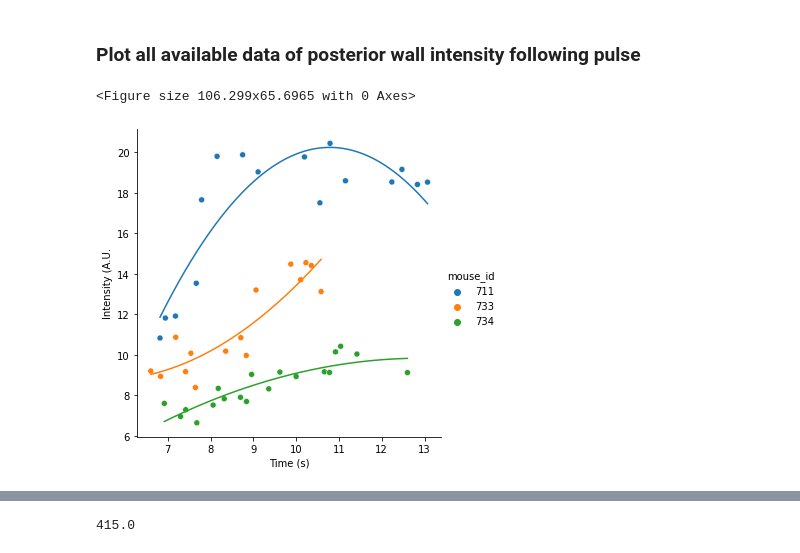
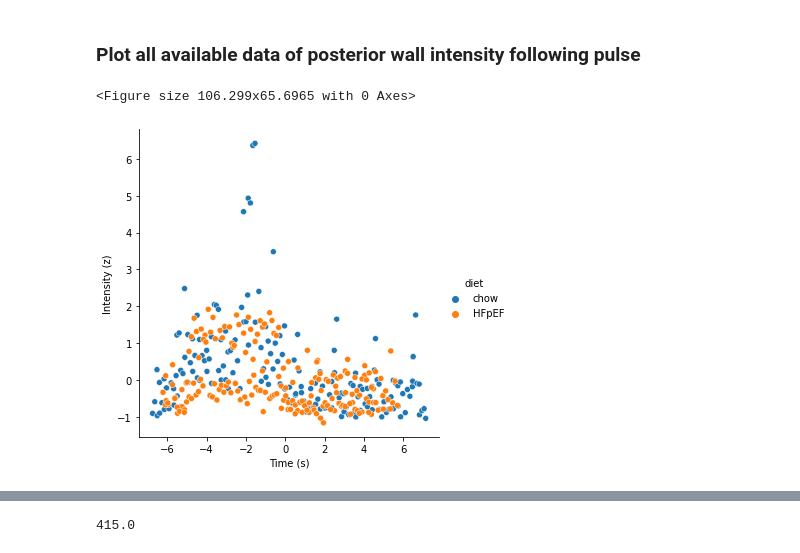
Before and after one commit to lolaBerkowitz/MCE, a Jupyter notebook: notebooks/main.ipynb, the cells around one changed output, grey strips where cells are left out. Drawn from its saved outputs; the diff is of its cells as text; code cells hidden in the pictures.

```diff
--- a/notebooks/main.ipynb
+++ b/notebooks/main.ipynb
@@ -394,7 +394,7 @@ df = pd.DataFrame()
 # process fiji data
 for file in files:
     basename = os.path.basename(file)
-    temp = main.process_fiji(file,metadata_path)
+    temp = main.run(file,save = False, metadata_path = r"Y:\laura_berkowitz\cardiac_grant\burst_data\meta_data.csv")
     df = df.append(temp,ignore_index=True)
 # %%
 df
@@ -500,57 +507,69 @@ plt.plot(x,y_pred)
 # %%
 from sklearn.preprocessing import PolynomialFeatures
 from sklearn.pipeline import make_pipeline
 from sklearn.linear_model import LinearRegression
 from MCE.utils import functions
 
 data_path = '//10.253.5.16/sn data server 3/laura_berkowitz/cardiac_grant/burst_data/contrast_image_intensity/'
 files = glob.glob(data_path+'*.csv')
 
-# def func(x,a,b,c):
-#     return (b-c) * (1 - np.exp(-a*x)) + c
-
 def func(x,a,b,c):
     return (b-c) * (1 - np.exp(-a*x)) + c
 
 polyreg=make_pipeline(PolynomialFeatures(2),LinearRegression())
 
-df = pd.DataFrame()
-for file in files:
-    temp_df = pd.read_csv(file)
-    df = df.append(temp_df,ignore_index=True)
+# df = pd.DataFrame()
+# for file in files:
+#     temp_df = pd.read_csv(file)
+#     df = df.append(temp_df,ignore_index=True)
 
-fig = plt.figure(figsize=functions.set_size('thesis', fraction=.25, subplots=(1, 1)))
-sns.relplot(data = df,
-            x = "time",
-            y = "roi_1",
-            hue = "mouse_id",
-            palette = "tab10")
 
-plt.xlabel('Time (s)')
-plt.ylabel('Intensity (A.U.')
+for label in df.kmeans_labels.unique():
 
-# plot fit
-for mouse in np.unique(df["mouse_id"]):
-    # X = df[df.mouse_id == mouse].time.values.reshape(-1, 1)
-    # y = df[df.mouse_id == mouse].roi_1.values
-    # X_seq = np.linspace(X.min(),X.max(),16).reshape(-1,1)
+    fig = plt.figure(figsize=functions.set_size('thesis', fraction=.25, subplots=(1, 1)))
+    sns.relplot(data = df[df['kmeans_labels'] == label],
+                x = "time_after_burst",
+                y = "norm_signal",
+                hue = 'diet',
+                palette = "tab10")
 
-    # polyreg.fit(X,y)
-    # plt.plot(X_seq,polyreg.predict(X_seq))
+    plt.xlabel('Time (s)')
+    plt.ylabel('Intensity (z)')
 
-    try:
-        x = np.linspace(np.min(df["time"][df.mouse_id == mouse]),np.max(df["time"][df.mouse_id == mouse]),300)
-        popt,pcov = curve_fit(func,df["time"][df.mouse_id == mouse],df["roi_1"][df.mouse_id == mouse])
-        y_pred = func(x,*popt)
-        plt.plot(x,y_pred)
-    except:
-        x = np.linspace(np.min(df["time"][df.mouse_id == mouse]),np.max(df["time"][df.mouse_id == mouse]),300).reshape(-1,1)
-        X = df[df.mouse_id == mouse].time.values.reshape(-1, 1)
-        y = df[df.mouse_id == mouse].roi_1.values
-        polyreg.fit(X,y)
-        plt.plot(x,polyreg.predict(x))
+for label in df.round_labels.unique():
 
-    plt.savefig(save_path+"PW_intensity_across_mice.svg",dpi = 300, bbox_inches = "tight")
+    fig = plt.figure(figsize=functions.set_size('thesis', fraction=.25, subplots=(1, 1)))
+    sns.relplot(data = df[df['round_labels'] == label],
+                x = "time_after_burst",
+                y = "norm_signal",
+                hue = 'diet',
+                palette = "tab10")
+
+    plt.xlabel('Time (s)')
+    plt.ylabel('Intensity (z)')
+
+# # plot fit
+# for mouse in np.unique(df["mouse"]):
+#     # X = df[df.mouse_id == mouse].time.values.reshape(-1, 1)
+#     # y = df[df.mouse_id == mouse].roi_1.values
+#     # X_seq = np.linspace(X.min(),X.max(),16).reshape(-1,1)
+
+#     # polyreg.fit(X,y)
+#     # plt.plot(X_seq,polyreg.predict(X_seq))
+
+#     try:
+#         x = np.linspace(np.min(df["time"][df.mouse_id == mouse]),np.max(df["time"][df.mouse_id == mouse]),300)
+#         popt,pcov = curve_fit(func,df["time"][df.mouse_id == mouse],df["roi_1"][df.mouse_id == mouse])
+#         y_pred = func(x,*popt)
+#         plt.plot(x,y_pred)
+#     except:
+#         x = np.linspace(np.min(df["time"][df.mouse_id == mouse]),np.max(df["time"][df.mouse_id == mouse]),300).reshape(-1,1)
+#         X = df[df.mouse_id == mouse].time.values.reshape(-1, 1)
+#         y = df[df.mouse_id == mouse].roi_1.values
+#         polyreg.fit(X,y)
+#         plt.plot(x,polyreg.predict(x))
+
+#     plt.savefig(save_path+"PW_intensity_across_mice.svg",dpi = 300, bbox_inches = "tight")
 # %% [output]
 <Figure size 106.299x65.6965 with 0 Axes>
-[figure, old version]
+[figure, new version]
```
Also changed, not shown: parts of 5 cells of this notebook.
